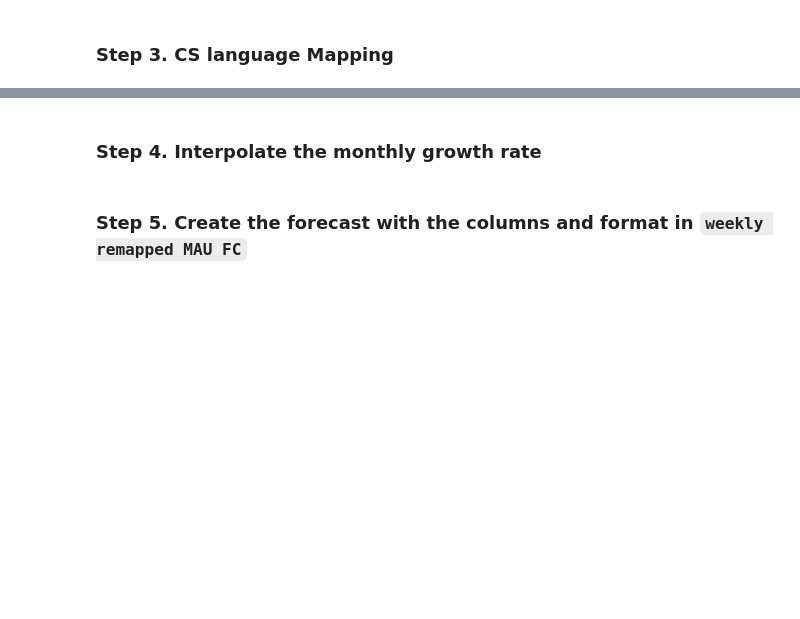
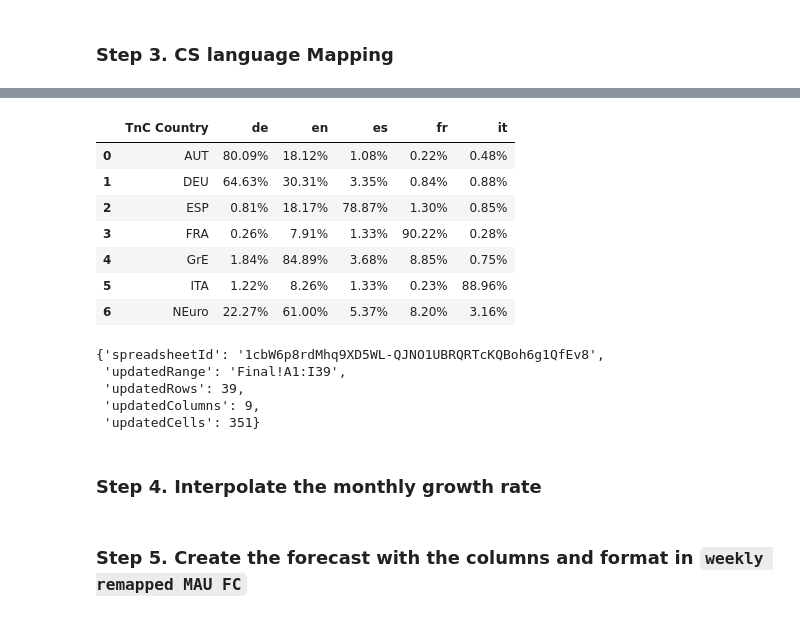
Before and after one commit to krisiafezollin26/automations, a Jupyter notebook: notebook.ipynb, the cells around one changed output, grey strips where cells are left out. Saved outputs shown, nothing was run; the diff lists cells and outputs as text; code cells hidden in the pictures; blank space fills up the shorter version.

```diff
--- a/notebook.ipynb
+++ b/notebook.ipynb
@@ -216,0 +224,15 @@ Index(['Country', ' Nov 24', ' Dec 24', ' Jan 25', ' Feb 25', ' Mar 25',
+# %%
+# set index column
+lang_table.columns = lang_table.iloc[0]
+lang_table = lang_table[1:]
+lang_table = lang_table.reset_index(drop=True)
+lang_table
+# %% [output]
+|  | TnC Country | de | en | es | fr | it |
+| 0 | AUT | 80.09% | 18.12% | 1.08% | 0.22% | 0.48% |
+| 1 | DEU | 64.63% | 30.31% | 3.35% | 0.84% | 0.88% |
+| 2 | ESP | 0.81% | 18.17% | 78.87% | 1.30% | 0.85% |
+| 3 | FRA | 0.26% | 7.91% | 1.33% | 90.22% | 0.28% |
+| 4 | GrE | 1.84% | 84.89% | 3.68% | 8.85% | 0.75% |
+| 5 | ITA | 1.22% | 8.26% | 1.33% | 0.23% | 88.96% |
+| 6 | NEuro | 22.27% | 61.00% | 5.37% | 8.20% | 3.16% |
@@ -217,3 +241,27 @@ Index(['Country', ' Nov 24', ' Dec 24', ' Jan 25', ' Feb 25', ' Mar 25',
+# %%
+#setting cum maus.T into a new tab called Finals
+if "Country" in final_df.columns:
+    final_df = final_df.drop(columns=["Country"])
+
+final_df.insert(0, "Country", final_df.index)
+
+final_df.columns = final_df.iloc[0]  # Set the first row as column headers
+final_df = final_df[1:].reset_index(drop=True)  # Remove the first row from data
+final_df_values = [final_df.columns.tolist()] + final_df.values.tolist()
+
+try:
+    final_worksheet = sheet.add_worksheet(title="Final", rows=100, cols=20)
+except gspread.exceptions.APIError:
+    final_worksheet = sheet.worksheet("Final")
+    final_worksheet.clear()
+
+final_worksheet.update("A1", final_df_values)
+# %% [output]
+{'spreadsheetId': '1cbW6p8rdMhq9XD5WL-QJNO1UBRQRTcKQBoh6g1QfEv8',
+ 'updatedRange': 'Final!A1:I39',
+ 'updatedRows': 39,
+ 'updatedColumns': 9,
+ 'updatedCells': 351}
 # %% [markdown]
 ### Step 4. Interpolate the monthly growth rate
 # %% [markdown]
```
Also changed, not shown: parts of 4 cells of this notebook, 1 other file.
